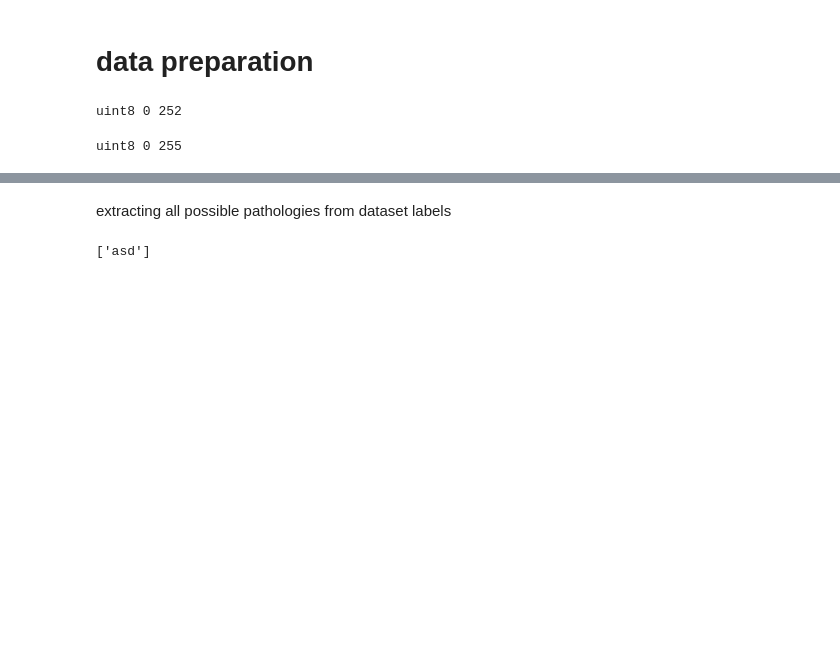
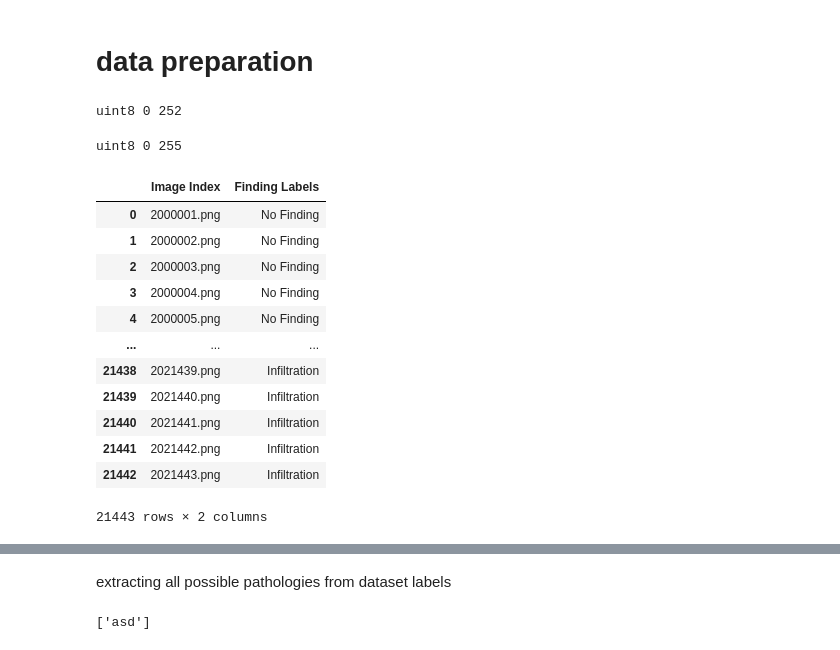
Before and after one commit to DaGuT/dsh-20-hackathon-research, a Jupyter notebook: Hackathon_DSH_efficientnet_fullset.ipynb, the cells around one changed output, grey strips where cells are left out. Saved outputs shown, nothing was run; the diff lists cells and outputs as text; code cells hidden in the pictures; blank space fills up the shorter version.

```diff
--- a/Hackathon_DSH_efficientnet_fullset.ipynb
+++ b/Hackathon_DSH_efficientnet_fullset.ipynb
@@ -41,6 +44,23 @@ test_img = imread('/mercurySOFS/Medical/NIH/images/00000001_000.png')
 print(test_img.dtype, test_img.min(), test_img.max())
 # %% [output]
 uint8 0 255
+# %%
+df_med = pd.read_csv('./Only_labels.csv')
+df_med
+# %% [output]
+|  | Image Index | Finding Labels |
+| 0 | 2000001.png | No Finding |
+| 1 | 2000002.png | No Finding |
+| 2 | 2000003.png | No Finding |
+| 3 | 2000004.png | No Finding |
+| 4 | 2000005.png | No Finding |
+| ... | ... | ... |
+| 21438 | 2021439.png | Infiltration |
+| 21439 | 2021440.png | Infiltration |
+| 21440 | 2021441.png | Infiltration |
+| 21441 | 2021442.png | Infiltration |
+| 21442 | 2021443.png | Infiltration |
+21443 rows × 2 columns
 # %%
 df_only_labels = pd.read_csv('/home/alexander/work/hackathon/chest-14/Data_Entry_2017.csv')
 df_only_labels
```
Also changed, not shown: parts of 4 cells of this notebook, 3 other files.
